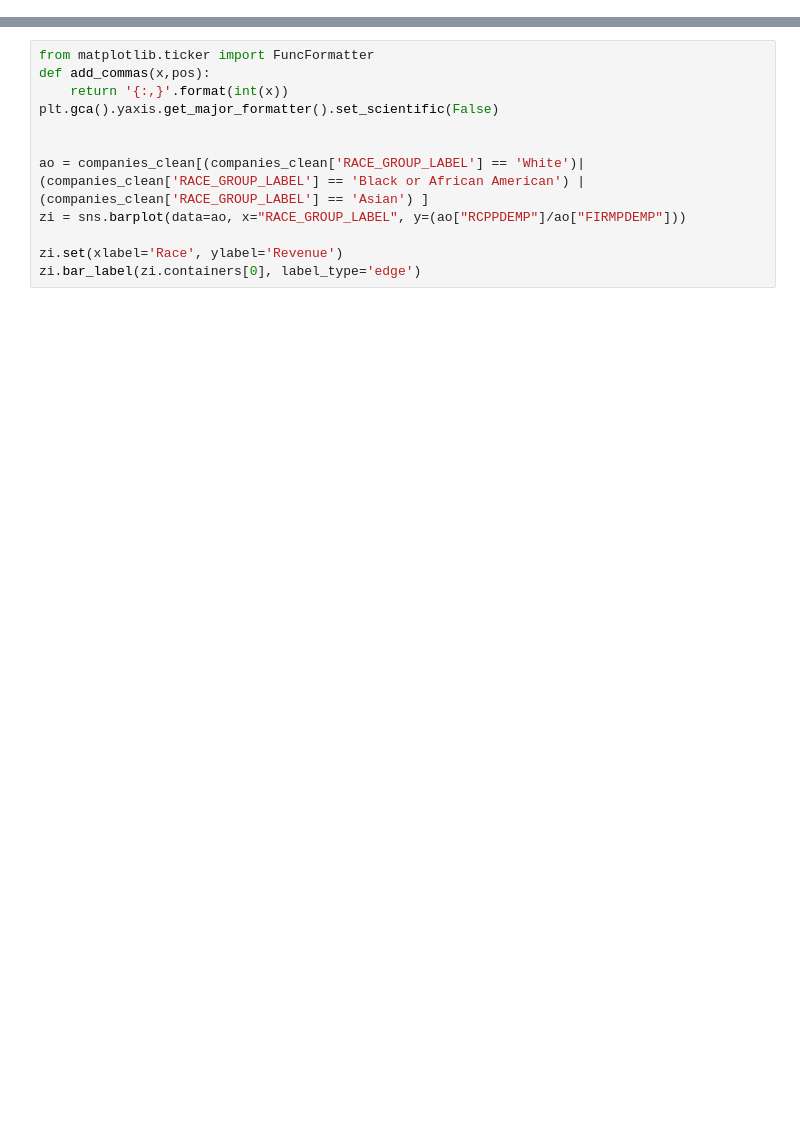
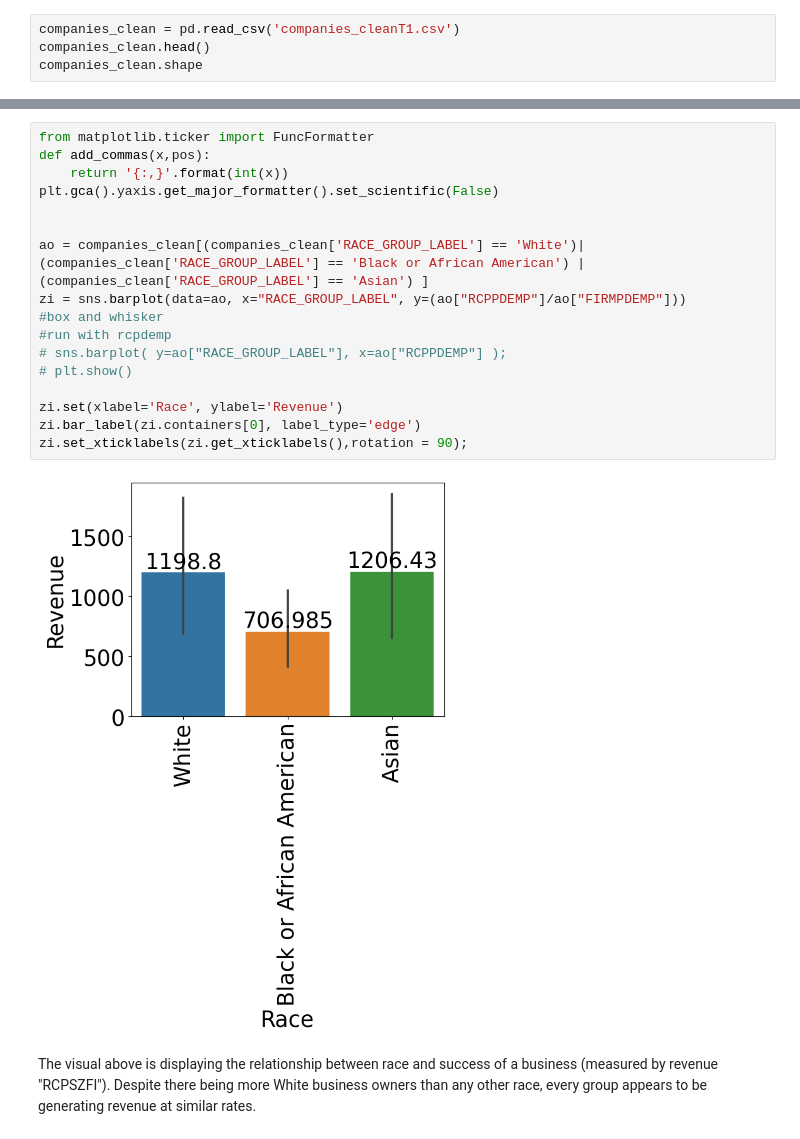
Before and after one commit to FritzIV/census-data-analysis, a Jupyter notebook: race_and_state_visuals.ipynb, the cells around one changed output, grey strips where cells are left out. Drawn from its saved outputs; the diff is of its cells as text; blank space fills up the shorter version.

Commit message:
Get graphs cleaned up and working

```diff
--- a/race_and_state_visuals.ipynb
+++ b/race_and_state_visuals.ipynb
@@ -0,0 +91,4 @@
+# %%
+companies_clean = pd.read_csv('companies_cleanT1.csv')
+companies_clean.head()
+companies_clean.shape
@@ -27,12 +141,21 @@ plt.rcParams.update({'font.size': 25})
 # %%
 from matplotlib.ticker import FuncFormatter
 def add_commas(x,pos):
     return '{:,}'.format(int(x))
 plt.gca().yaxis.get_major_formatter().set_scientific(False)
 
 
 ao = companies_clean[(companies_clean['RACE_GROUP_LABEL'] == 'White')| (companies_clean['RACE_GROUP_LABEL'] == 'Black or African American') | (companies_clean['RACE_GROUP_LABEL'] == 'Asian') ]
 zi = sns.barplot(data=ao, x="RACE_GROUP_LABEL", y=(ao["RCPPDEMP"]/ao["FIRMPDEMP"]))
+#box and whisker
+#run with rcpdemp
+# sns.barplot( y=ao["RACE_GROUP_LABEL"], x=ao["RCPPDEMP"] );
+# plt.show()
 
 zi.set(xlabel='Race', ylabel='Revenue')
 zi.bar_label(zi.containers[0], label_type='edge')
+zi.set_xticklabels(zi.get_xticklabels(),rotation = 90);
+# %% [output]
+[figure, added]
+# %% [markdown]
+The visual above is displaying the relationship between race and success of a business (measured by revenue "RCPSZFI"). Despite there being more White business owners than any other race, every group appears to be generating revenue at similar rates.
```
Also changed, not shown: parts of 13 cells of this notebook.
